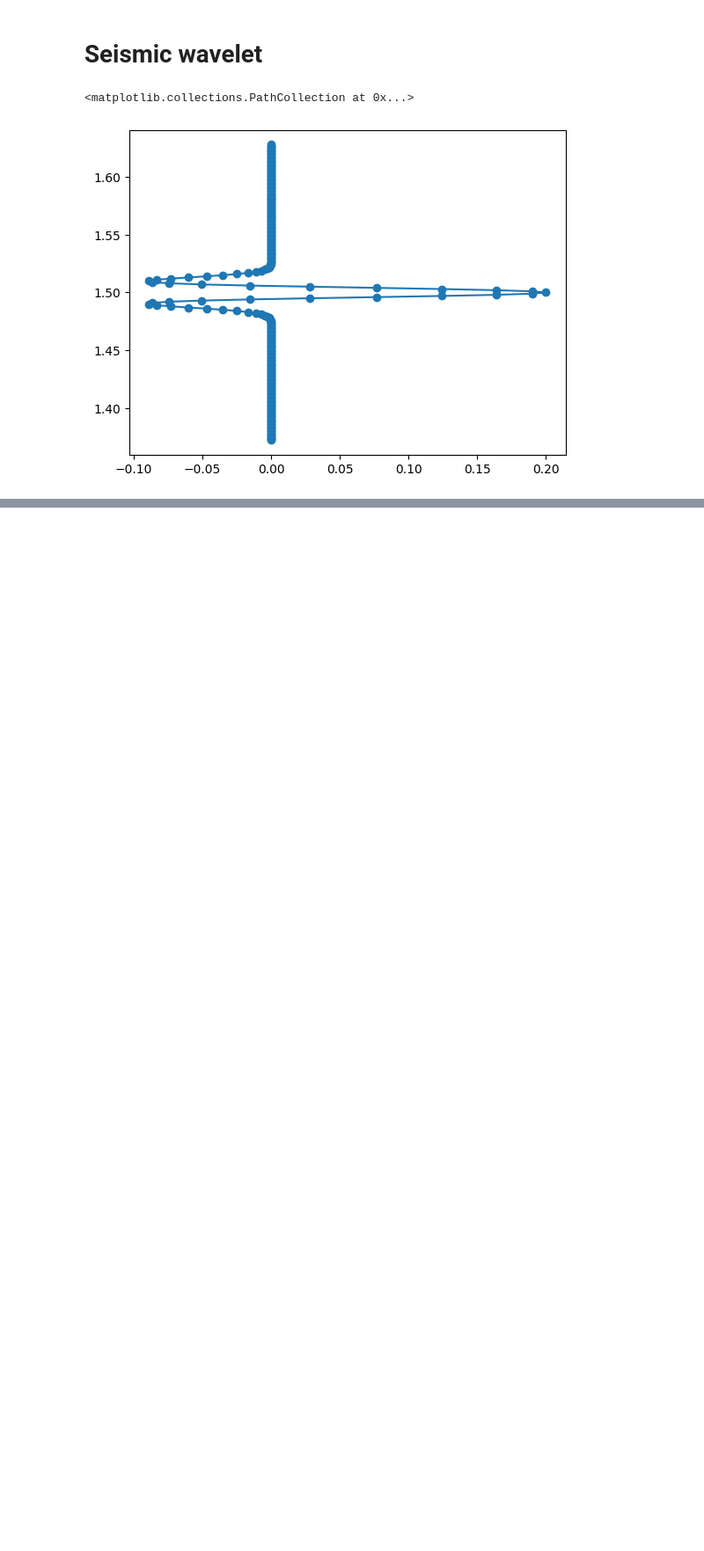
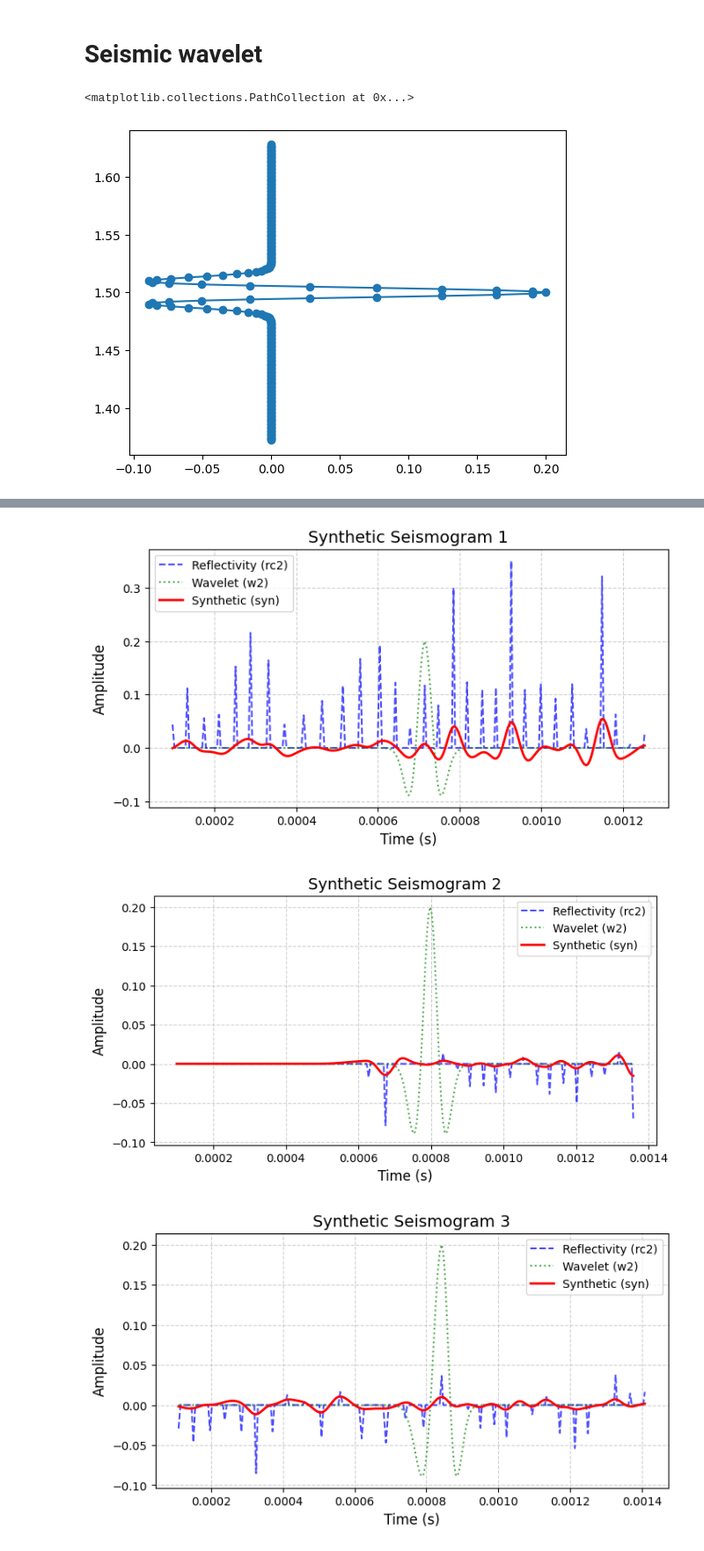
Before and after one commit to Dunckleosteus/seismic, a Jupyter notebook: seismic.ipynb, the cells around one changed output, grey strips where cells are left out. Shown at 88% size. Cells and saved outputs as stored; diff of their text form; code cells hidden in the pictures; blank space fills up the shorter version.

Commit message:
Seismic plot

```diff
--- a/seismic.ipynb
+++ b/seismic.ipynb
@@ -112,6 +112,9 @@ plt.imshow(reflection_coeff)
 # %% [output]
 <matplotlib.image.AxesImage at 0x...>
 [figure]
+# %%
+time_matrix = (0.2 / array[1, :, :])
+time_matrix = np.cumsum(time_matrix, axis=0) * 2 # time matrix in seconds
 # %% [markdown]
 ## Fish bone plot
 This represents the variations along a given vertical axis.
@@ -197,0 +214,41 @@ for i, rc in enumerate(reflection_coeff):
+# %%
+import numpy as np
+import matplotlib.pyplot as plt
+from scipy.interpolate import interp1d
+
+for i, rc in enumerate(reflection_coeff):
+    rc2, w2 = equalize_arrays(rc, w)  # Égalisation des longueurs
+    syn = np.convolve(rc2, w2, mode='same')  # Convolution
+
+    # Extraction du temps correspondant à rc
+    time_original = time_matrix[:, i]  # Temps original pour cette trace
+
+    # Vérification de la taille de time_matrix
+    if len(time_original) != len(rc2):
+        # Interpolation linéaire pour rééchantillonner le temps
+        f = interp1d(np.linspace(0, 1, len(time_original)), time_original, kind='linear', fill_value="extrapolate")
+        time_resampled = f(np.linspace(0, 1, len(rc2)))
+    else:
+        time_resampled = time_original
+
+    # Création d'une nouvelle figure
+    plt.figure(figsize=(8, 4))
+
+    # Tracé des courbes avec time_matrix sur l'axe des x
+    plt.plot(time_resampled, rc2, label='Reflectivity (rc2)', color='b', linestyle='dashed', alpha=0.7)
+    plt.plot(time_resampled, w2, label='Wavelet (w2)', color='g', linestyle='dotted', alpha=0.7)
+    plt.plot(time_resampled, syn, label='Synthetic (syn)', color='r', linewidth=2)
+
+    # Ajout de titre et légende
+    plt.title(f'Synthetic Seismogram {i+1}', fontsize=14)
+    plt.xlabel('Time (s)', fontsize=12)
+    plt.ylabel('Amplitude', fontsize=12)
+    plt.legend()
+    plt.grid(True, linestyle='--', alpha=0.6)
+
+    # Affichage
+    plt.show()
+# %% [output]
+[figure, added]
+[figure, added]
+[figure, added]
```
Also changed, not shown: parts of 3 cells of this notebook.
